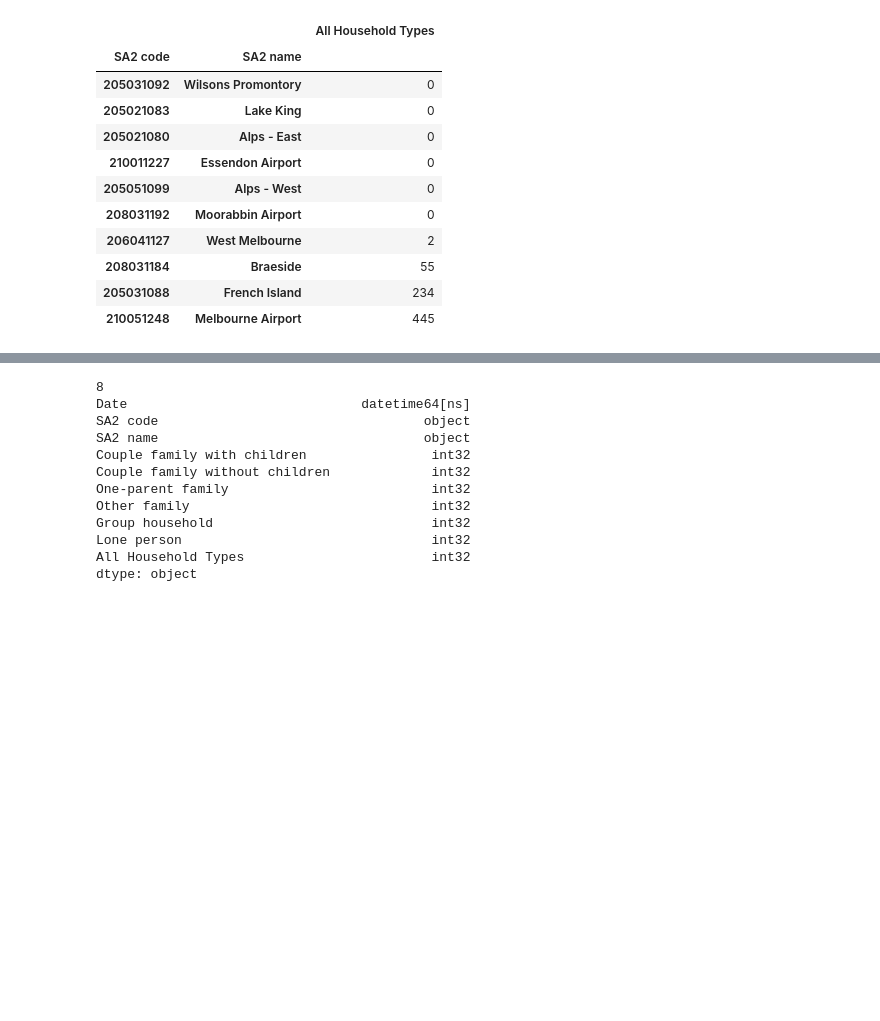
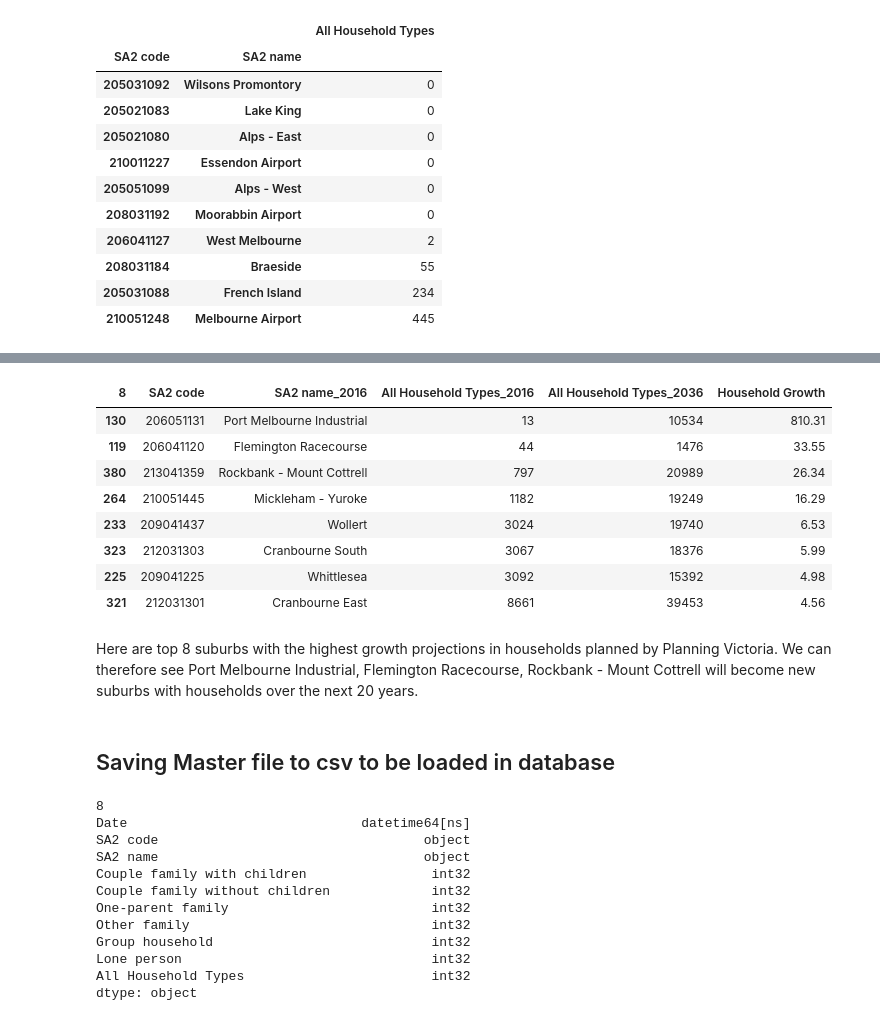
Before and after one commit to babetteblanquet/ETL_project, a Jupyter notebook: Household_types_Transformation.ipynb, the cells around one changed output, grey strips where cells are left out. Drawn from its saved outputs; the diff is of its cells as text; code cells hidden in the pictures; blank space fills up the shorter version.

```diff
--- a/Household_types_Transformation.ipynb
+++ b/Household_types_Transformation.ipynb
@@ -412,0 +558,4 @@ We can see some SA2 areas have no household in these areas. As an example, peopl
+# %%
+#Calculating percentage growth:
+df_16_36["Household Growth"] = (df_16_36["All Household Types_2036"]/df_16_36["All Household Types_2016"]).round(decimals=2)
+df_16_36.head()
@@ -413,3 +569,22 @@ We can see some SA2 areas have no household in these areas. As an example, peopl
+# %%
+#Searching for the suburbs with highest projections of growth:
+sort = df_16_36.sort_values(by=["Household Growth"], ascending = False)
+sort.head(8)
+# %% [output]
+| 8 | SA2 code | SA2 name_2016 | All Household Types_2016 | All Household Types_2036 | Household Growth |
+| 130 | 206051131 | Port Melbourne Industrial | 13 | 10534 | 810.31 |
+| 119 | 206041120 | Flemington Racecourse | 44 | 1476 | 33.55 |
+| 380 | 213041359 | Rockbank - Mount Cottrell | 797 | 20989 | 26.34 |
+| 264 | 210051445 | Mickleham - Yuroke | 1182 | 19249 | 16.29 |
+| 233 | 209041437 | Wollert | 3024 | 19740 | 6.53 |
+| 323 | 212031303 | Cranbourne South | 3067 | 18376 | 5.99 |
+| 225 | 209041225 | Whittlesea | 3092 | 15392 | 4.98 |
+| 321 | 212031301 | Cranbourne East | 8661 | 39453 | 4.56 |
+# %% [markdown]
+Here are top 8 suburbs with the highest growth projections in households planned by Planning Victoria.
+We can therefore see Port Melbourne Industrial, Flemington Racecourse, Rockbank - Mount Cottrell will become new suburbs with households over the next 20 years.
+# %% [markdown]
+## Saving Master file to csv to be loaded in database
 # %%
 #Save Master file as CSV to be loaded in our database:
 master.to_csv('2- CSV/master_households_types.csv')
```
Also changed, not shown: parts of 32 cells of this notebook.
